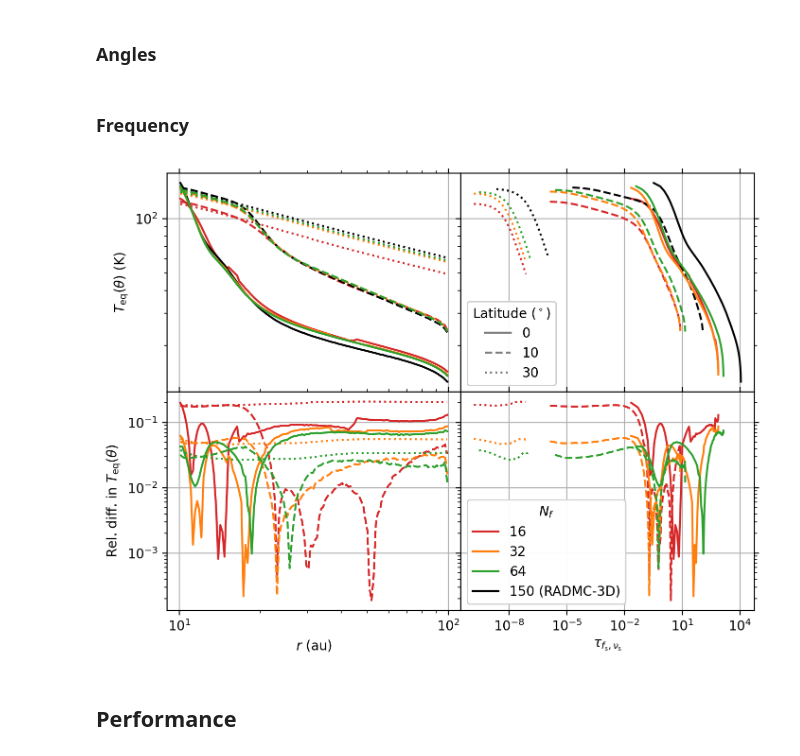
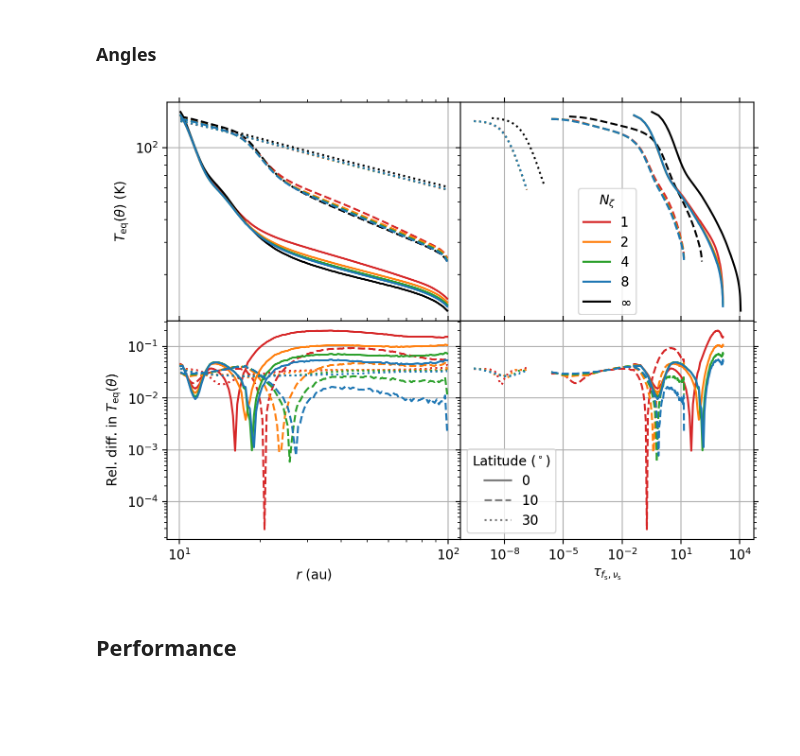
Before and after one commit to sabaronett/rad-hydro, a Jupyter notebook: ipynb/ManuscriptFigures.ipynb, the cells around one changed output. Saved outputs shown, nothing was run; the diff lists cells and outputs as text; code cells hidden in the pictures; blank space fills up the shorter version.

```diff
--- a/ipynb/ManuscriptFigures.ipynb
+++ b/ipynb/ManuscriptFigures.ipynb
@@ -1453,9 +1456,11 @@ c_solns.append(axs[0][1].plot([], [], color='tab:orange',
                label=r'$\kappa_\nu^\mathrm{abs+sca}$')[0])
 c_solns.append(axs[0][1].plot([], [], color='tab:green',
                label=r'$\kappa_\nu^{\mathrm{abs+sca}+g}$')[0])
-axs[1][1].add_artist(axs[1][1].legend(title=r'Latitude ($^\circ)$', handles=ls_thetas,
-                     loc='upper left'))
-axs[0][1].add_artist(axs[0][1].legend(handles=c_solns, loc='lower left'))
+axs[1][1].add_artist(axs[1][1].legend(framealpha=0.56, handles=ls_thetas,
+                                      loc='upper left',
+                                      title=r'Latitude ($^\circ)$'))
+axs[0][1].add_artist(axs[0][1].legend(framealpha=0.56, handles=c_solns,
+                                      loc='lower left'))
 
 # Format (sub)plots
 for ax in axs.flat:
@@ -1637,8 +1642,10 @@ c_handles.append(axs[0].plot([], [], color='tab:green',
                  label=r'$\kappa_{\mathrm{s},f}$')[0])
 axs[0].add_artist(axs[0].legend(title=r'$f$', handles=ls_handles,
                                 loc='lower left'))
-axs[0].add_artist(axs[0].legend(handles=c_handles, loc='center right'))
-axs[0].add_artist(axs[0].legend(handles=soln_handles, ncol=2, loc='lower right'))
+axs[0].add_artist(axs[0].legend(framealpha=0.56, handles=c_handles,
+                                loc='center right'))
+axs[0].add_artist(axs[0].legend(framealpha=0.56, handles=soln_handles, ncol=2,
+                                loc='lower right'))
 
 # Format plots
 for ax in axs:
@@ -1694,7 +1701,7 @@ problem_id = 'dsharp'
 base = '/home/stanley/github/sabaronett/rad-hydro/athena/dev/yanfeij/'\
        +f'{problem_id}_abs-sca/nfreq'
 run = '3/v2'
-band = 2
+f_star = 2
 path = f'{base}/{run}'
 athinput = athena_read.athinput(f'{path}/athinput.{problem_id}')
 nx1 = athinput['mesh']['nx1']
@@ -1707,7 +1714,8 @@ L_au = length_unit/au
 dtheta = (athinput['mesh']['x2max'] - athinput['mesh']['x2min'])\
          /athinput['mesh']['nx2']
 athdf = athena_read.athdf(f'{path}/athdf/{problem_id}.out1.00001.athdf')
-dtau = athdf[f'Sigma_a_{band}'][0]*np.diff(athdf['x1f'])
+dtau = (athdf[f'Sigma_a_{f_star}'][0] + athdf[f'Sigma_s_{f_star}'][0])\
+       *np.diff(athdf['x1f'])
 tau = np.cumsum(dtau, axis=1)
 T_field = athdf['press'][0]/athdf['rho'][0]
 for th, theta_deg in enumerate(theta_degs):
@@ -1730,9 +1738,10 @@ c_solns.append(axs[1][1].plot([], [], color='tab:blue', label=f'Multigroup')[0])
 c_solns.append(axs[1][1].plot([], [], color='tab:orange', label='RADMC-3D')[0])
 
 # Plot ghost points for colorless line style and add legends
-axs[0][1].add_artist(axs[0][1].legend(title=r'Latitude ($^\circ)$',
-                     handles=ls_thetas))
-axs[1][1].add_artist(axs[1][1].legend(title=r'Code', handles=c_solns))
+axs[0][1].add_artist(axs[0][1].legend(framealpha=0.56, handles=ls_thetas,
+                                      title=r'Latitude ($^\circ)$'))
+axs[1][1].add_artist(axs[1][1].legend(framealpha=0.56, handles=c_solns,
+                                      title=r'Code'))
 
 # Format (sub)plots
 for ax in axs.flat:
@@ -1753,7 +1859,5 @@ plt.savefig('figs/optimized_profiles.pdf', bbox_inches='tight', pad_inches=0.01)
 # %% [markdown]
 ### Angles
-# %% [markdown]
-### Frequency
 # %%
 #===============================================================================
 import matplotlib.colors
@@ -1788,9 +1892,9 @@ dusttemp = np.load(f'{path}/dust_temperature.npz')['dusttemp']
 # Athena++
 problem_id = 'dsharp'
 base = '/home/stanley/github/sabaronett/rad-hydro/athena/dev/yanfeij/'\
-       +f'{problem_id}_abs-sca/nfreq'
-runs = ['16', '32', '64']
-bands = [13, 26, 54]
+       +f'{problem_id}_abs-sca/nzeta'
+runs = [1, 2, 4, 8]
+band = 54
 for i, run in enumerate(runs):
     path = f'{base}/{run}'
     athinput = athena_read.athinput(f'{path}/athinput.{problem_id}')
@@ -1804,7 +1908,7 @@ for i, run in enumerate(runs):
     dtheta = (athinput['mesh']['x2max'] - athinput['mesh']['x2min'])\
             /athinput['mesh']['nx2']
     athdf = athena_read.athdf(f'{path}/athdf/{problem_id}.out1.00001.athdf')
-    dtau = athdf[f'Sigma_a_{bands[i]}'][0]*np.diff(athdf['x1f'])
+    dtau = athdf[f'Sigma_a_{band}'][0]*np.diff(athdf['x1f'])
     tau = np.cumsum(dtau, axis=1)
     T_field = athdf['press'][0]/athdf['rho'][0]
     for th, theta_deg in enumerate(theta_degs):
@@ -1815,38 +1919,39 @@ for i, run in enumerate(runs):
                        color=tab_colors[i], ls=lss[th])
         axs[0][1].plot(tau[j, :], T_field[j, :]*T_unit, color=tab_colors[i],
                        ls=lss[th])
         axs[1][0].plot(athdf['x1v']*L_au, rel_diff_T, color=tab_colors[i],
                        ls=lss[th])
         axs[1][1].plot(tau[j, :], rel_diff_T, color=tab_colors[i], ls=lss[th])
         if i == 0:
             axs[0][0].plot(grid.x/au, dusttemp[:,j,0,0], color='black',
                            ls=lss[th])
             axs[0][1].plot(taux[:,j,0], dusttemp[:,j,0,0], color='black',
                            ls=lss[th])
             ls_thetas.append(axs[0][1].plot([], [], color='tab:gray',
                              ls=lss[th], label=rf'${90-theta_deg}$')[0])
     c_solns.append(axs[1][1].plot([], [], color=tab_colors[i],
                    label=f'{run}')[0])
-c_solns.append(axs[1][1].plot([], [], color='black', label='150 (RADMC-3D)')[0])
+c_solns.append(axs[1][1].plot([], [], color='black', label=r'$\infty$')[0])
 
 # Plot ghost points for colorless line style and add legends
-axs[0][1].add_artist(axs[0][1].legend(title=r'Latitude ($^\circ)$',
-                     handles=ls_thetas))
-axs[1][1].add_artist(axs[1][1].legend(title='$N_f$', handles=c_solns))
+axs[1][1].add_artist(axs[1][1].legend(framealpha=0.56, handles=ls_thetas,
+                                      title=r'Latitude ($^\circ)$'))
+axs[0][1].add_artist(axs[0][1].legend(framealpha=0.56, handles=c_solns,
+                                      loc='lower center', title=r'$N_\zeta$'))
 
 # Format (sub)plots
 for ax in axs.flat:
   ax.grid()
   ax.minorticks_on()
   ax.set(xscale='log', yscale='log')
   ax.tick_params(axis='both', which='both', top=True, right=True)
 axs[0][0].set(ylabel=r'$T_\mathrm{eq}(\theta)$ (K)')
 axs[1][0].set(xlabel=r'$r$ (au)',
               ylabel=r'Rel. diff. in $T_\mathrm{eq}(\theta)$')
 axs[1][1].set(xlabel=r'$\tau_{f_\mathrm{s},\nu_\mathrm{s}}$')
 plt.subplots_adjust(hspace=0, wspace=0)
-plt.savefig('figs/nfreq.pdf', bbox_inches='tight', pad_inches=0.01)
+plt.savefig('figs/nzeta.pdf', bbox_inches='tight', pad_inches=0.01)
 # %% [output]
-[figure, old version]
+[figure, new version]
 # %% [markdown]
 ## Performance
```
Also changed, not shown: parts of 12 cells of this notebook.
